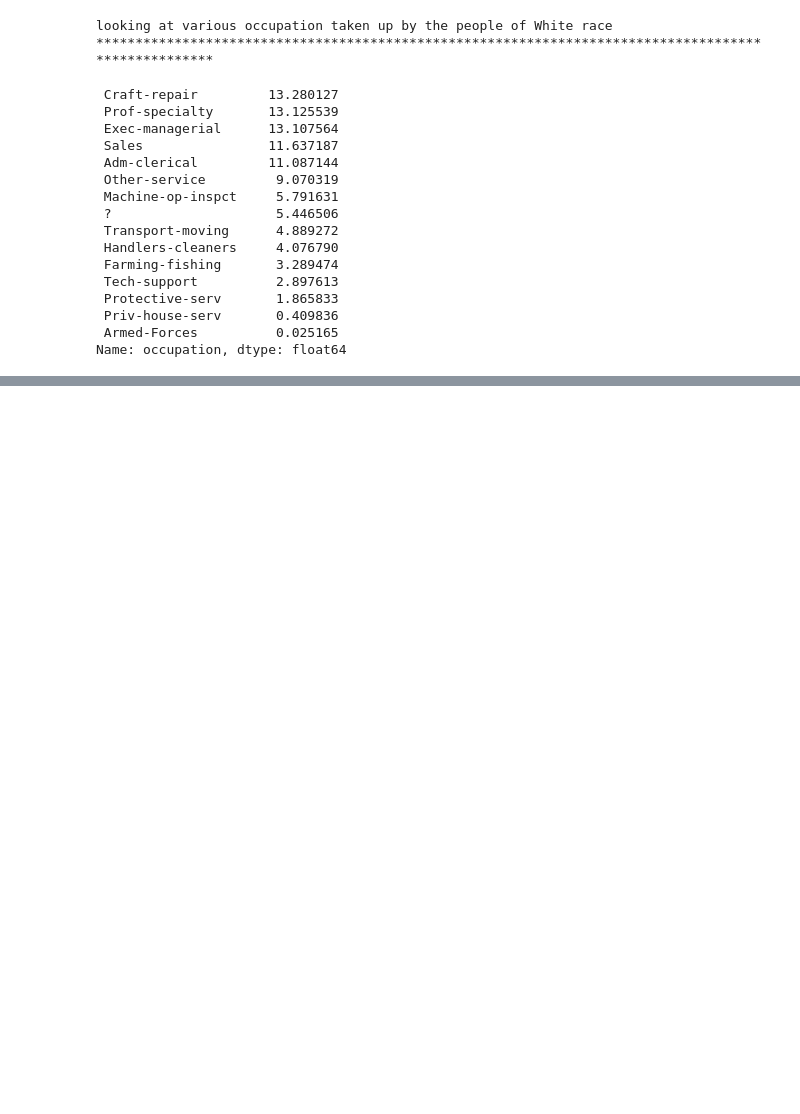
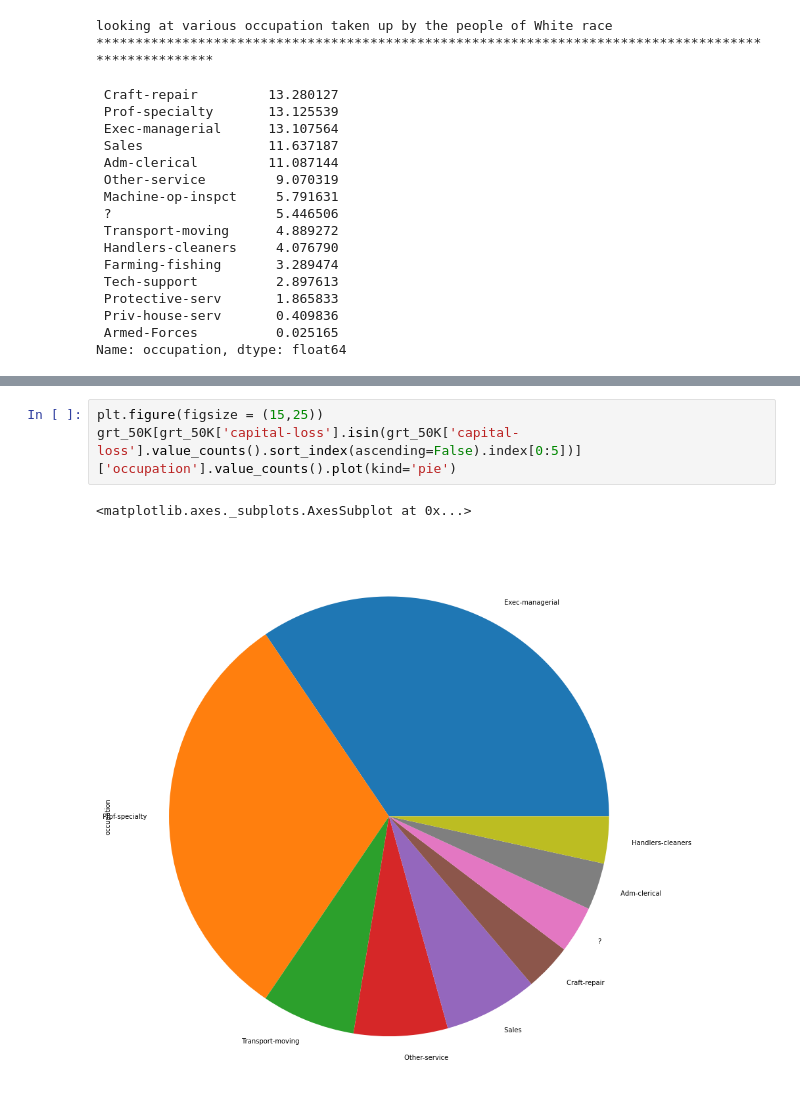
Before and after one commit to shreyashettyk/Data_Analysis, a Jupyter notebook: Adult_Income_dataset_EDA.ipynb, the cells around one changed output, grey strips where cells are left out. Cells and saved outputs as stored; diff of their text form; blank space fills up the shorter version.

```diff
--- a/Adult_Income_dataset_EDA.ipynb
+++ b/Adult_Income_dataset_EDA.ipynb
@@ -1022,0 +1038,6 @@ Name: occupation, dtype: float64
+# %%
+plt.figure(figsize = (15,25))
+grt_50K[grt_50K['capital-loss'].isin(grt_50K['capital-loss'].value_counts().sort_index(ascending=False).index[0:5])]['occupation'].value_counts().plot(kind='pie')
+# %% [output]
+<matplotlib.axes._subplots.AxesSubplot at 0x...>
+[figure, added]
```
Also changed, not shown: parts of 8 cells of this notebook.
